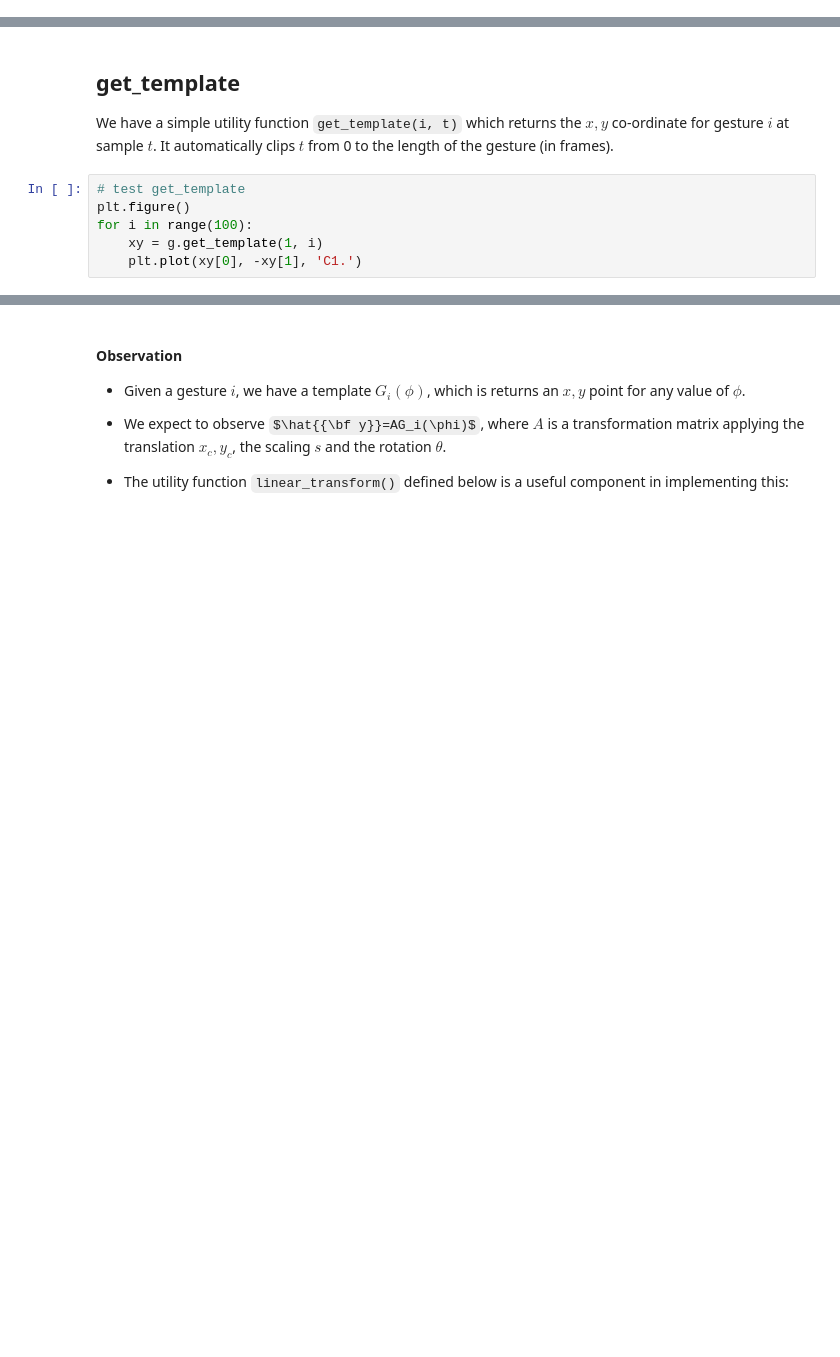
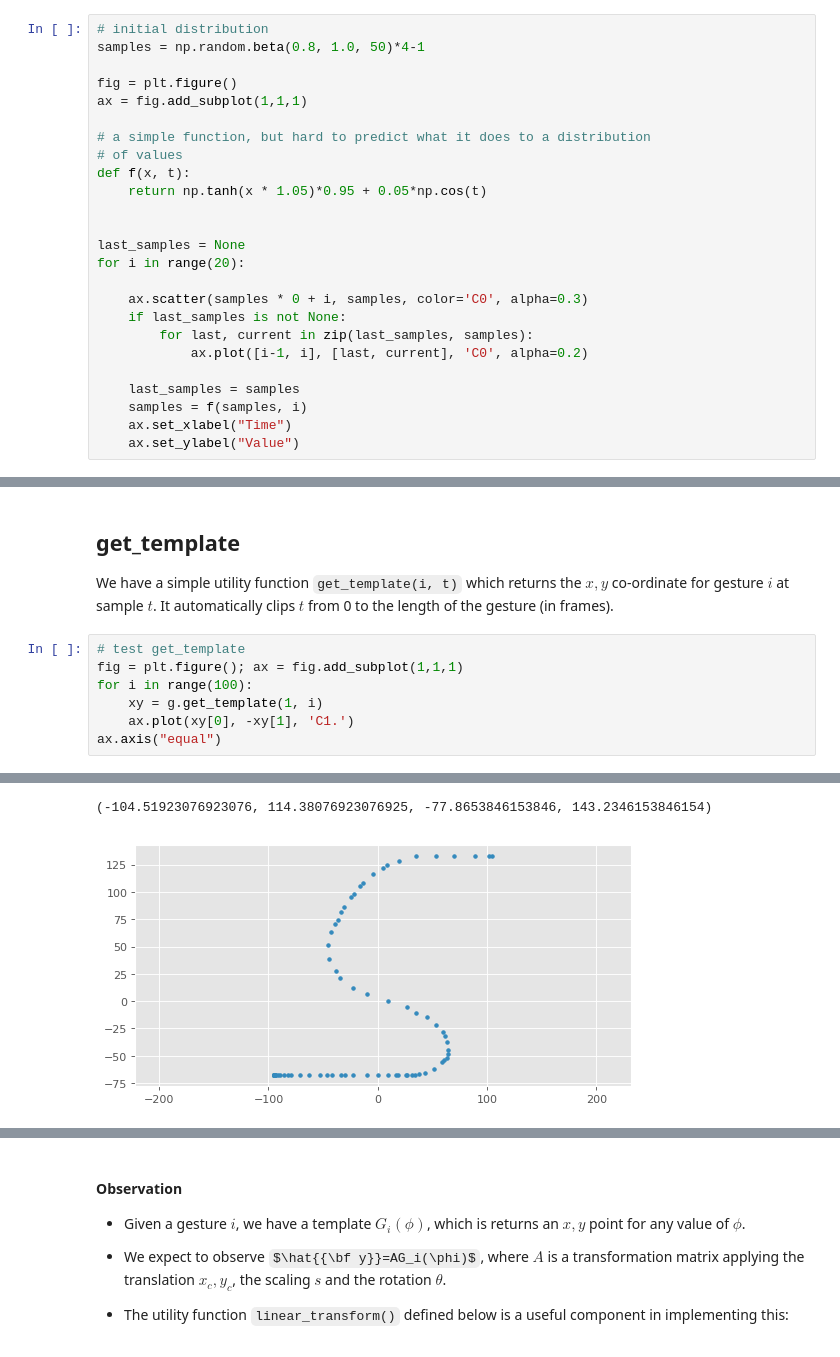
Before and after one commit to johnhw/chi_course_2019, a Jupyter notebook: 01_intro_to_bayesian_methods/Introduction_to_Bayesian_Methods_in_HCI.ipynb, the cells around one changed output, grey strips where cells are left out. Saved outputs shown, nothing was run; the diff lists cells and outputs as text; some formulas as TeX source; blank space fills up the shorter version.

```diff
--- a/01_intro_to_bayesian_methods/Introduction_to_Bayesian_Methods_in_HCI.ipynb
+++ b/01_intro_to_bayesian_methods/Introduction_to_Bayesian_Methods_in_HCI.ipynb
@@ -510,0 +404,25 @@ plt.style.use("ggplot")
+# %%
+# initial distribution
+samples = np.random.beta(0.8, 1.0, 50)*4-1
+
+fig = plt.figure()
+ax = fig.add_subplot(1,1,1)
+
+# a simple function, but hard to predict what it does to a distribution
+# of values
+def f(x, t):
+    return np.tanh(x * 1.05)*0.95 + 0.05*np.cos(t)
+
+
+last_samples = None
+for i in range(20):
+
+    ax.scatter(samples * 0 + i, samples, color='C0', alpha=0.3)
+    if last_samples is not None:
+        for last, current in zip(last_samples, samples):
+            ax.plot([i-1, i], [last, current], 'C0', alpha=0.2)
+
+    last_samples = samples
+    samples = f(samples, i)
+    ax.set_xlabel("Time")
+    ax.set_ylabel("Value")
@@ -1021,8 +1030,9 @@ plt.subplots_adjust()
 We have a simple utility function `get_template(i, t)` which returns the $x,y$ co-ordinate for gesture $i$ at sample $t$. It automatically clips $t$ from 0 to the length of the gesture (in frames).
 # %%
 # test get_template
-plt.figure()
+fig = plt.figure(); ax = fig.add_subplot(1,1,1)
 for i in range(100):
     xy = g.get_template(1, i)
-    plt.plot(xy[0], -xy[1], 'C1.')
+    ax.plot(xy[0], -xy[1], 'C1.')
+ax.axis("equal")
 # %% [output]
@@ -1031,3 +1039,5 @@ for i in range(100):
+(-104.51923076923076, 114.38076923076925, -77.8653846153846, 143.2346153846154)
+[figure, added]
 # %% [markdown]
 We are now in a position to write down a model for our gesture recognizer.
 
```
Also changed, not shown: parts of 38 cells of this notebook, 3 other files.
